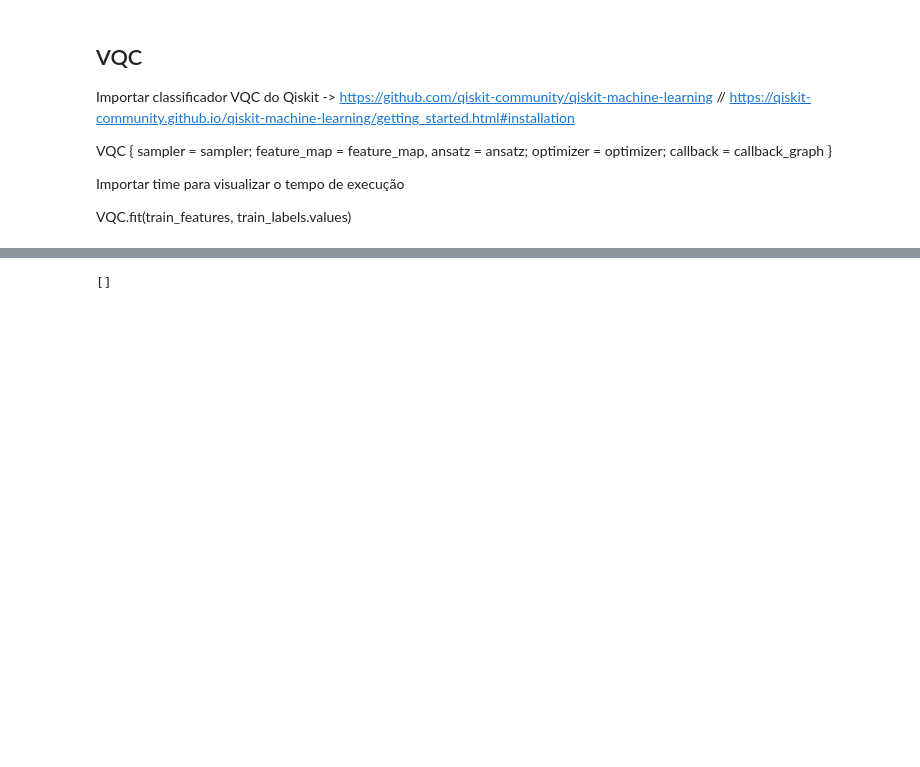
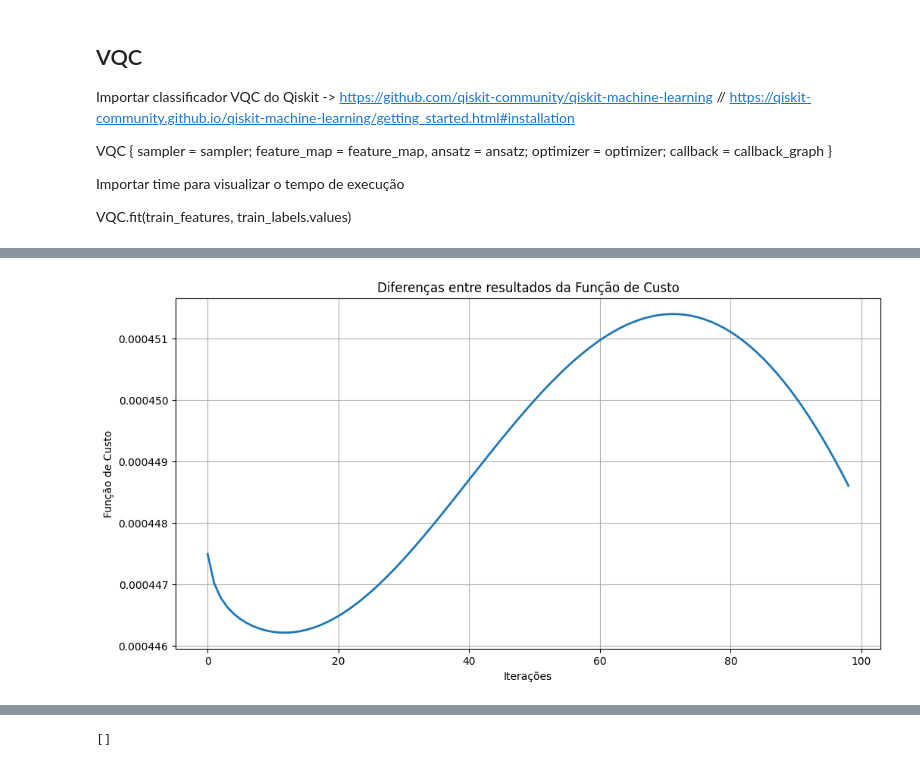
Before and after one commit to matheoxz/vqc_optimization_comparison, a Jupyter notebook: xx_adam_gpu.ipynb, the cells around one changed output, grey strips where cells are left out. Drawn from its saved outputs; the diff is of its cells as text; code cells hidden in the pictures; blank space fills up the shorter version.

```diff
--- a/xx_adam_gpu.ipynb
+++ b/xx_adam_gpu.ipynb
@@ -140,0 +162,11 @@ Training time: 150975 seconds
+# %%
+differences = [objective_func_vals_adam[i] - objective_func_vals_adam[i+1] for i in range(len(objective_func_vals_adam)-1)]
+
+plt.plot(differences, linewidth=2)
+plt.title("Diferenças entre resultados da Função de Custo")
+plt.xlabel("Iterações")
+plt.ylabel("Função de Custo")
+plt.grid(True)
+plt.show()
+# %% [output]
+[figure, added]
```
Also changed, not shown: parts of 10 cells of this notebook, 9 other files.
